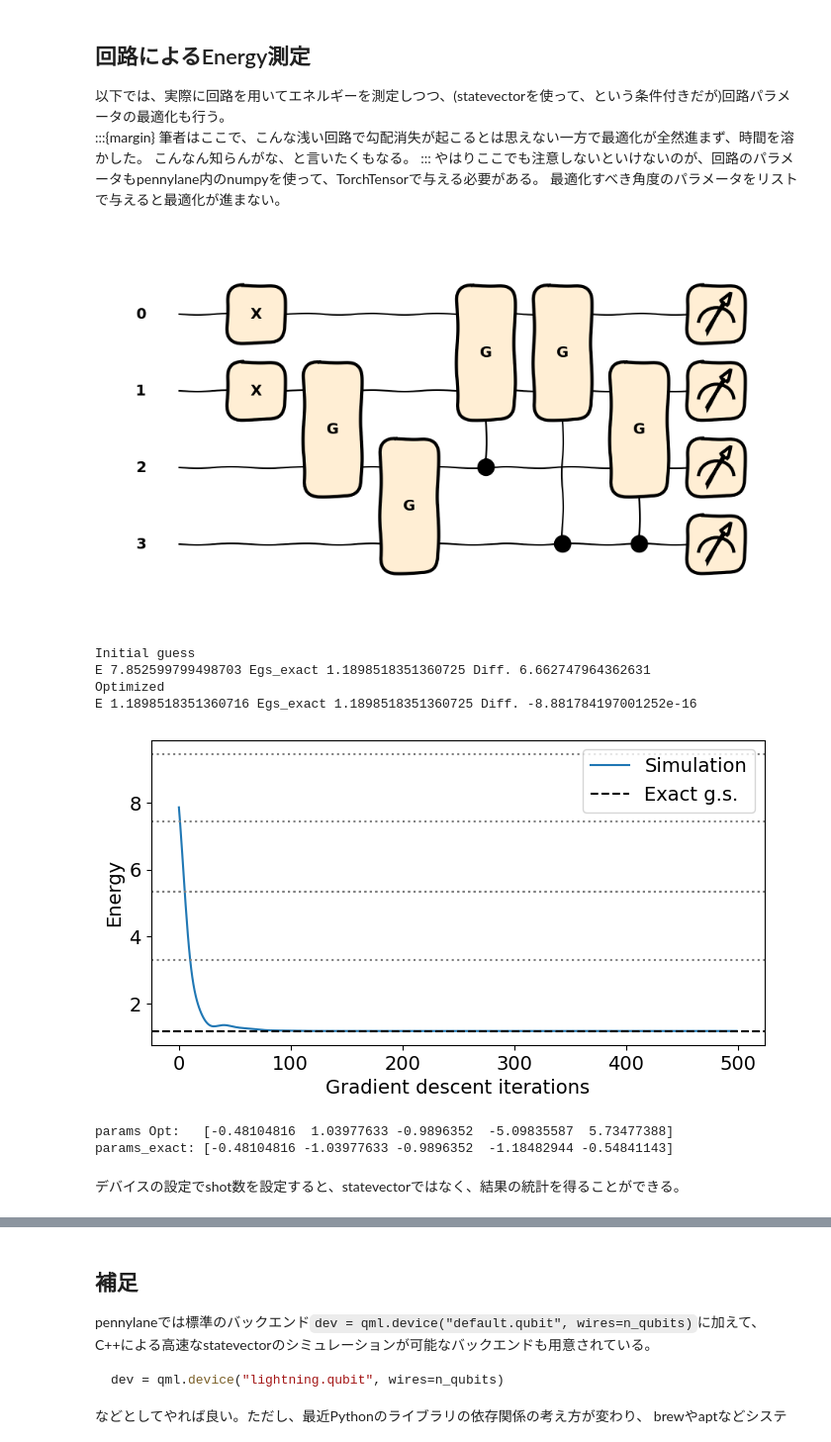
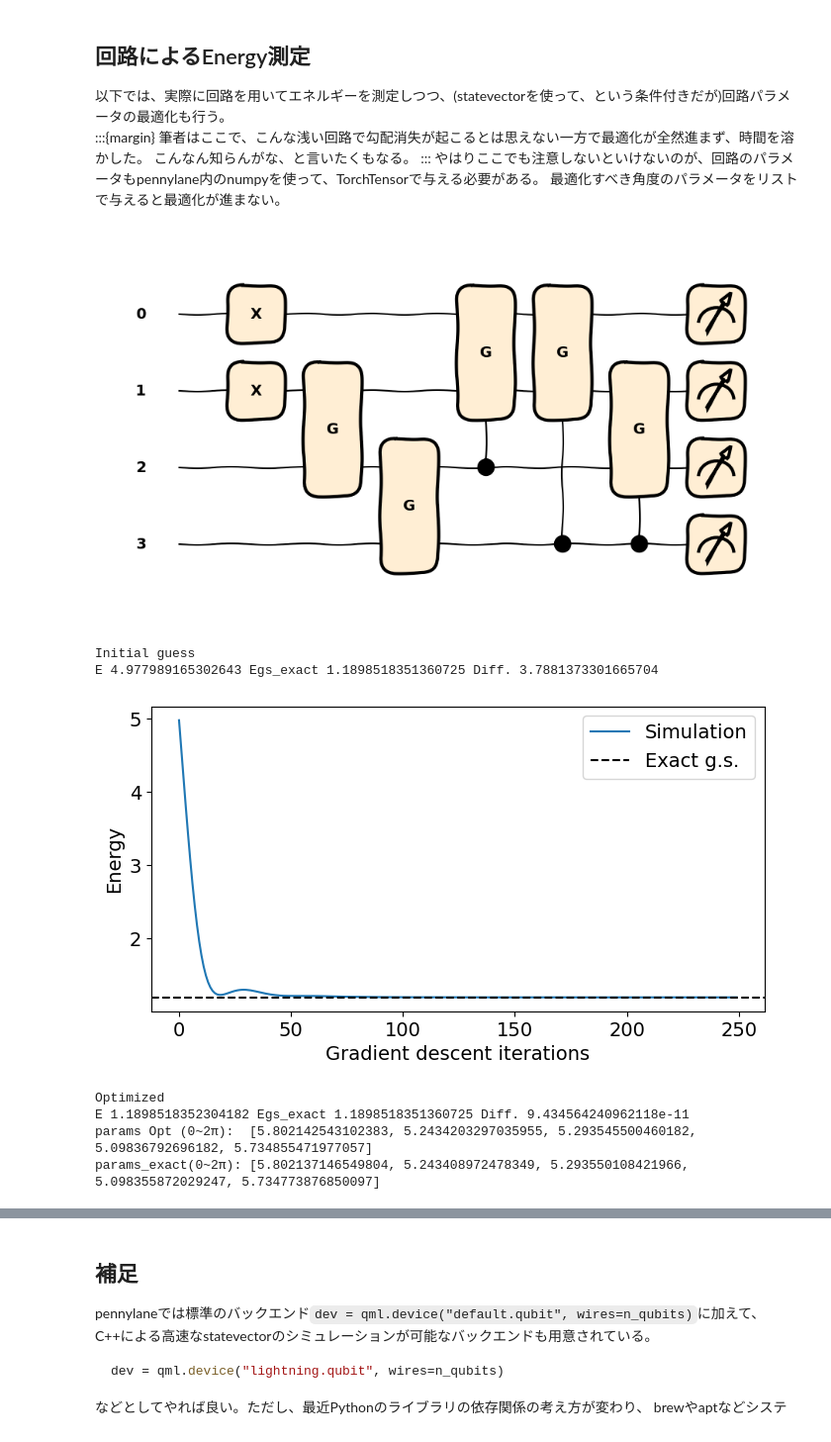
Before and after one commit to SotaYoshida/Lecture_SummerSchool2025, a Jupyter notebook: notebooks/Pairing_VQE_pennylane.ipynb, the cells around one changed output, grey strips where cells are left out. Shown at 99% size. Drawn from its saved outputs; the diff is of its cells as text; code cells hidden in the pictures.

```diff
--- a/notebooks/Pairing_VQE_pennylane.ipynb
+++ b/notebooks/Pairing_VQE_pennylane.ipynb
@@ -241,8 +241,8 @@ def plot_Energy_Opt(energies):
     plt.rcParams["font.size"] = 14
     plt.figure(figsize=(8, 4))
     plt.plot(energies, label="Simulation")
-    for eval in evals:
-        plt.axhline(y=eval, color="gray", linestyle="dotted")
+    # for eval in evals:
+    #     plt.axhline(y=eval, color="gray", linestyle="dotted")
     plt.axhline(y=Egs_exact, color="black", linestyle="dashed", label="Exact g.s.")
     plt.xlabel("Gradient descent iterations")
     plt.ylabel("Energy")
@@ -264,47 +264,50 @@ def call_ansatz(params, ret="H"):
     elif ret == "state":
         return qml.state()
 
+def make_angle_to_0_2pi(angle):
+    return angle % (2 * np.pi)
+
+
 dev = qml.device("default.qubit", wires=Norb)
 @qml.qnode(dev)
 def ansatz(params):
     return call_ansatz(params, "H")
 
 # Specifying the initial parameters
 num_params = 5
+np.random.seed(11)
 params = np.random.uniform(-np.pi, +np.pi, num_params)
 
 # Drawing the circuit
 style="sketch"
 qml.drawer.use_style(style)
 fig, ax  = qml.draw_mpl(ansatz)(params)
 plt.show()
 plt.close()
 
 # Calculating the energy
 E = ansatz(params)
 print("Initial guess\nE", E, "Egs_exact", Egs_exact, "Diff.", E - Egs_exact)
 
 # Optimizing parameters (not working)
 if True: #False:
-    N_its = 500
+    N_its = 250
     energies = []
     optimizer = qml.AdamOptimizer(stepsize=1.e-1)
     for _ in range(N_its):
         params, _cost = optimizer.step_and_cost(ansatz, params)
         energies.append(_cost)
     plot_Energy_Opt(energies)
     E = ansatz(params)
     print("Optimized\nE", E, "Egs_exact", Egs_exact, "Diff.", E - Egs_exact)
-    print("params Opt:  ", params)
-    print("params_exact:", params_exact)
+    print("params Opt (0~2π): ", list(map(make_angle_to_0_2pi, params.tolist())))
+    print("params_exact(0~2π):", list(map(make_angle_to_0_2pi, params_exact.tolist())))
 # %% [output]
 [figure]
 Initial guess
-E 7.852599799498703 Egs_exact 1.1898518351360725 Diff. 6.662747964362631
-Optimized
-E 1.1898518351360716 Egs_exact 1.1898518351360725 Diff. -8.881784197001252e-16
+E 4.977989165302643 Egs_exact 1.1898518351360725 Diff. 3.7881373301665704
-[figure, old version]
+[figure, new version]
-params Opt:   [-0.48104816  1.03977633 -0.9896352  -5.09835587  5.73477388]
-params_exact: [-0.48104816 -1.03977633 -0.9896352  -1.18482944 -0.54841143]
+Optimized
+E 1.1898518352304182 Egs_exact 1.1898518351360725 Diff. 9.434564240962118e-11
+params Opt (0~2π):  [5.802142543102383, 5.2434203297035955, 5.293545500460182, 5.09836792696182, 5.734855471977057]
+params_exact(0~2π): [5.802137146549804, 5.243408972478349, 5.293550108421966, 5.098355872029247, 5.734773876850097]
-# %% [markdown]
-デバイスの設定でshot数を設定すると、statevectorではなく、結果の統計を得ることができる。
```
Also changed, not shown: parts of 3 cells of this notebook, 1 other file.
